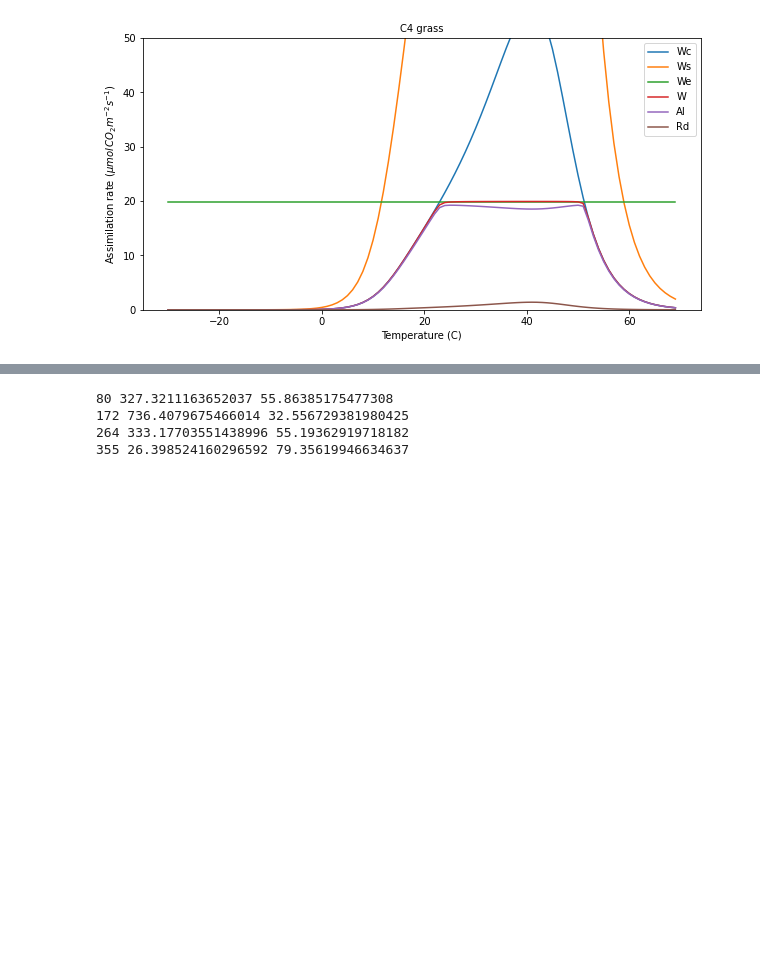
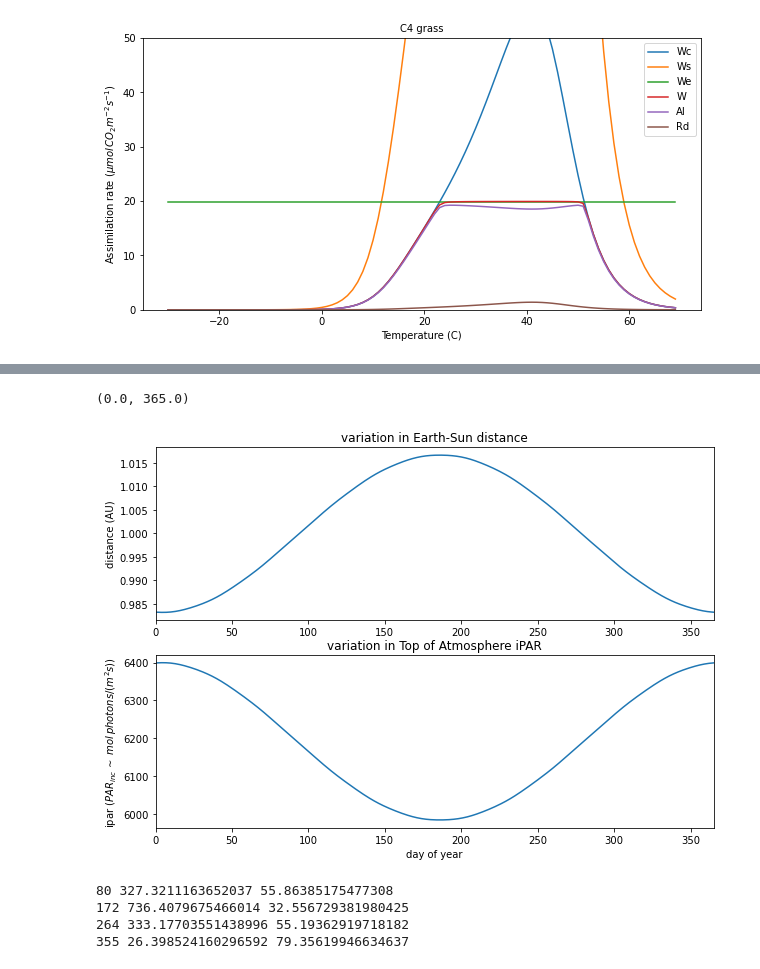
Before and after one commit to UCL-EO/geog0133-practicals, a Jupyter notebook: notebooks/03-Photosynthesis_Modelling_Practical.ipynb, the cells around one changed output, grey strips where cells are left out. Cells and saved outputs as stored; diff of their text form; code cells hidden in the pictures; blank space fills up the shorter version.

```diff
--- a/notebooks/03-Photosynthesis_Modelling_Practical.ipynb
+++ b/notebooks/03-Photosynthesis_Modelling_Practical.ipynb
@@ -579,3 +644,25 @@ datetime_object.day,datetime_object.month,datetime_object.year
+# %%
+year=2020
+doys = np.arange(1,366)
+dts = [datetime(year,1,1) + timedelta(int(doy)-1) for doy in doys]
+# solar distance
+distance = [solar_model(0.,[0],[12],dt.day,dt.month,dt.year,0,0)[2] for dt in dts]
+ipar = [solar_model(0.,[0],[12],dt.day,dt.month,dt.year,0,0)[3] for dt in dts]
+
+# plotting
+fig,axs = plt.subplots(2,1,figsize=(10,7))
+axs[0].plot(doys,distance)
+axs[0].set_title('variation in Earth-Sun distance')
+axs[0].set_ylabel('distance (AU)')
+axs[1].plot(doys,ipar)
+axs[1].set_title('variation in Top of Atmosphere iPAR')
+axs[1].set_xlabel('day of year')
+axs[1].set_ylabel('ipar ($PAR_{inc}\,\sim$ $mol\, photons/ (m^2 s)$)')
+axs[0].set_xlim(0,doys[-1])
+axs[1].set_xlim(0,doys[-1])
+# %% [output]
+(0.0, 365.0)
+[figure, added]
 # %%
 tau=0.2
 parprop=0.5
```
Also changed, not shown: parts of 23 cells of this notebook, 5 other files.
